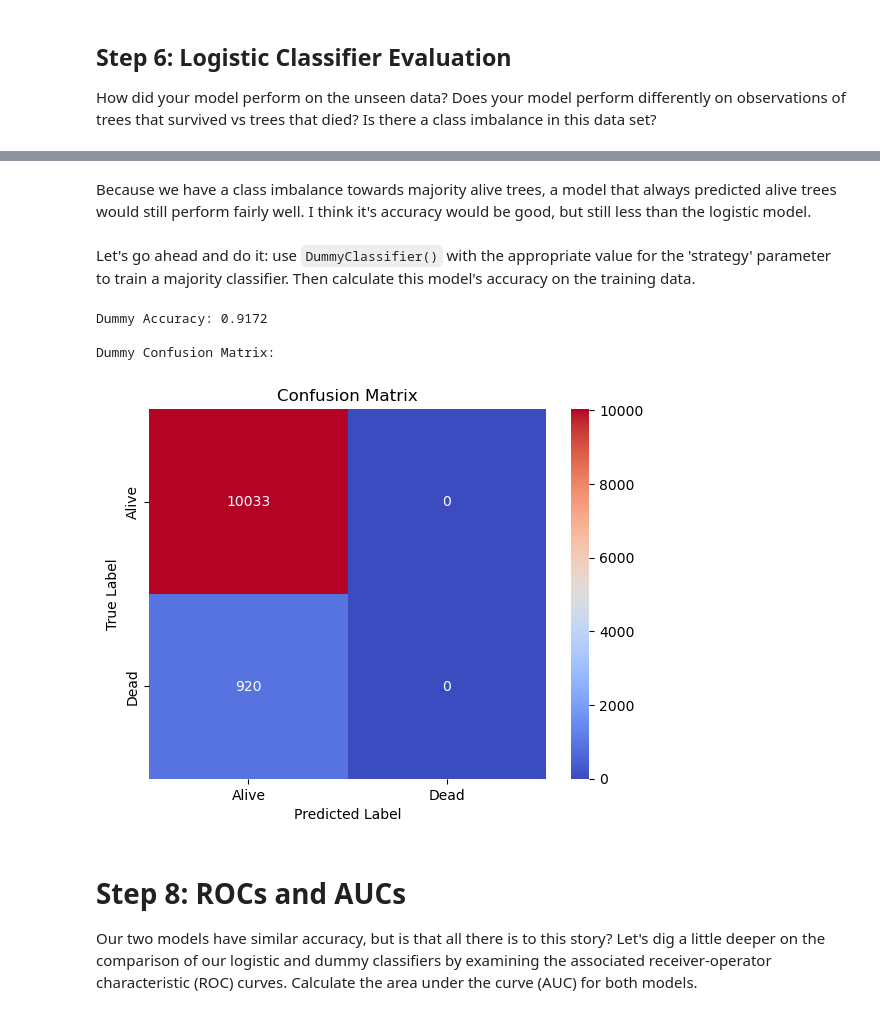
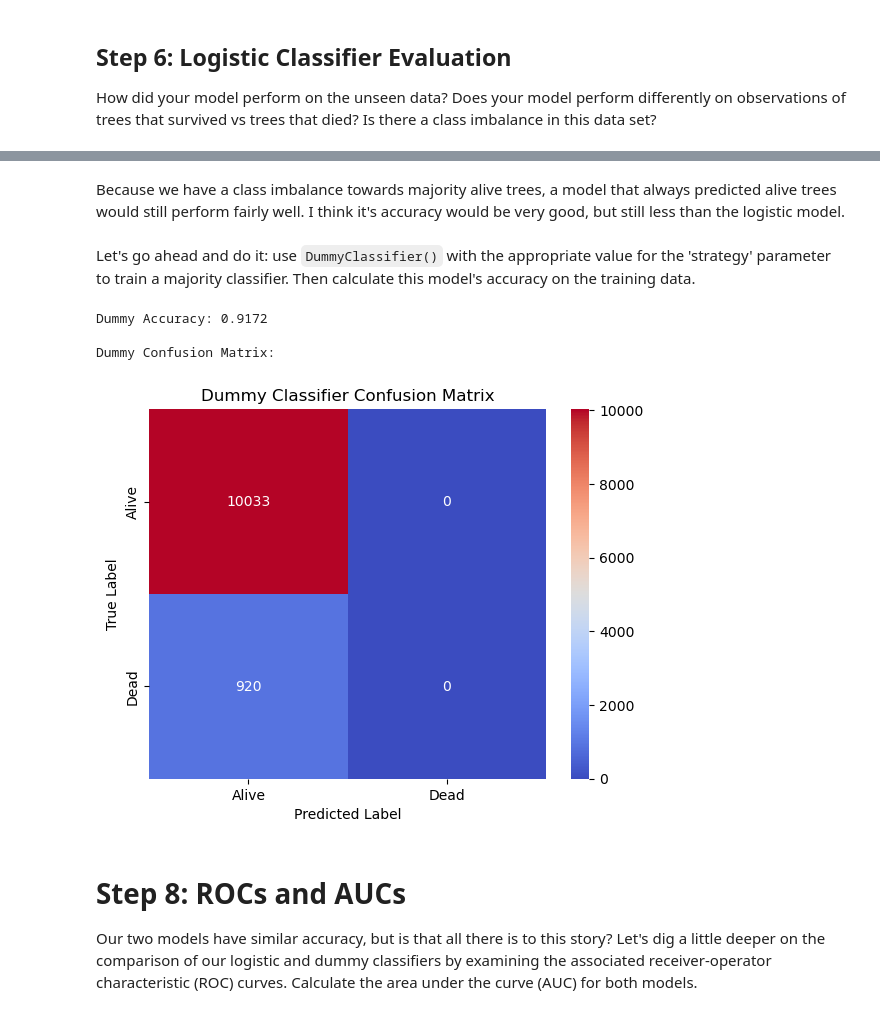
Before and after one commit to haylee360/EDS232-labs, a Jupyter notebook: Week3/lab3-wildfire.ipynb, the cells around one changed output, grey strips where cells are left out. Cells and saved outputs as stored; diff of their text form; code cells hidden in the pictures.

```diff
--- a/Week3/lab3-wildfire.ipynb
+++ b/Week3/lab3-wildfire.ipynb
@@ -82,7 +99,7 @@ dtype: object
 2. Then we'll split into training and test data and scale for coefficient interpretability.  Recall that we use the training features to calculate our scaling parameters (mean and standard deviation) and apply the scaling to those training features (`scaler.fit_transform`) and then apply the scaling to the features in the test data as well (`scaler.transform`).
 # %%
 # Assign predictors and outcomes
-X = trees_dat.drop(['Species', 'Genus_species', 'YrFireName', 'yr1status'], axis=1)
+X = trees_dat.drop(['Species', 'Genus_species', 'YrFireName', 'yr1status'], axis=1) # Drop outcome and categorical variables
 y = trees_dat['yr1status']
 
 # Split the data
@@ -91,7 +108,7 @@ X_train, X_test, y_train, y_test = train_test_split(X,y, test_size=0.3, random_s
 # Scale the data
 scaler = StandardScaler()
 X_train_scaled = scaler.fit_transform(X_train)
-X_test_scaled = scaler.fit_transform(X_test)
+X_test_scaled = scaler.transform(X_test)
 # %% [markdown]
 3. How many training/test observations do we have? Print your answer in the cell below.
 # %%
@@ -182,34 +200,36 @@ What do you think would happen if we built a model that always predicts the majo
 # %% [markdown]
-Because we have a class imbalance towards majority alive trees, a model that always predicted alive trees would still perform fairly well. I think it's accuracy would be good, but still less than the logistic model.
+Because we have a class imbalance towards majority alive trees, a model that always predicted alive trees would still perform fairly well. I think it's accuracy would be very good, but still less than the logistic model.
 # %% [markdown]
 Let's go ahead and do it: use `DummyClassifier()` with the appropriate value for the 'strategy' parameter to train a majority classifier.  Then calculate this model's accuracy on the training data.
 # %%
 # Train majority classifier
 dummy_classifier = DummyClassifier(strategy="most_frequent")
 dummy_classifier.fit(X_train_scaled, y_train)
 
+# Predict with the training data
 dummy_train_pred = dummy_classifier.predict(X_train_scaled)
 
+# Predict with the test data
 dummy_test_pred = dummy_classifier.predict(X_test_scaled)
 
 # Calculate accuracy score
 dummay_acc = accuracy_score(y_train, dummy_train_pred)
 
 
 # Print accuracy and confusion matrix results
 print(f"Dummy Accuracy: {dummay_acc:.4f}")
 print("\nDummy Confusion Matrix:")
 cm = confusion_matrix(y_test, dummy_test_pred)
-sns.heatmap(cm, annot=True, fmt="d", cmap='coolwarm',xticklabels=['Alive', 'Dead'], yticklabels=['Alive', 'Dead'])
-plt.title("Confusion Matrix")
+sns.heatmap(cm, annot=True, fmt="d", cmap='coolwarm', xticklabels=['Alive', 'Dead'], yticklabels=['Alive', 'Dead'])
+plt.title("Dummy Classifier Confusion Matrix")
 plt.xlabel("Predicted Label")
 plt.ylabel("True Label")
 plt.show()
 # %% [output]
 Dummy Accuracy: 0.9172
 
 Dummy Confusion Matrix:
-[figure, old version]
+[figure, new version]
 # %% [markdown]
 # Step 8: ROCs and AUCs
 Our two models have similar accuracy, but is that all there is to this story?  Let's dig a little deeper on the comparison of our logistic and dummy classifiers by examining the associated receiver-operator characteristic (ROC) curves. Calculate the area under the curve (AUC) for both models.
```
Also changed, not shown: parts of 12 cells of this notebook.
